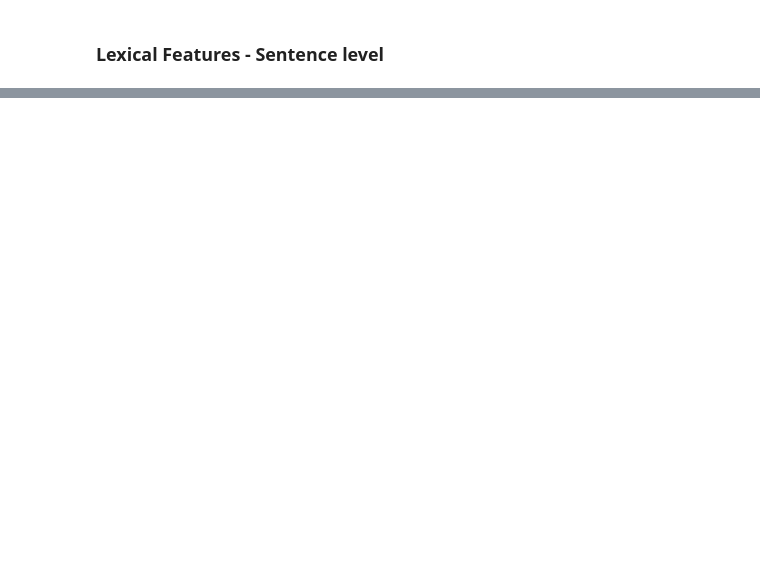
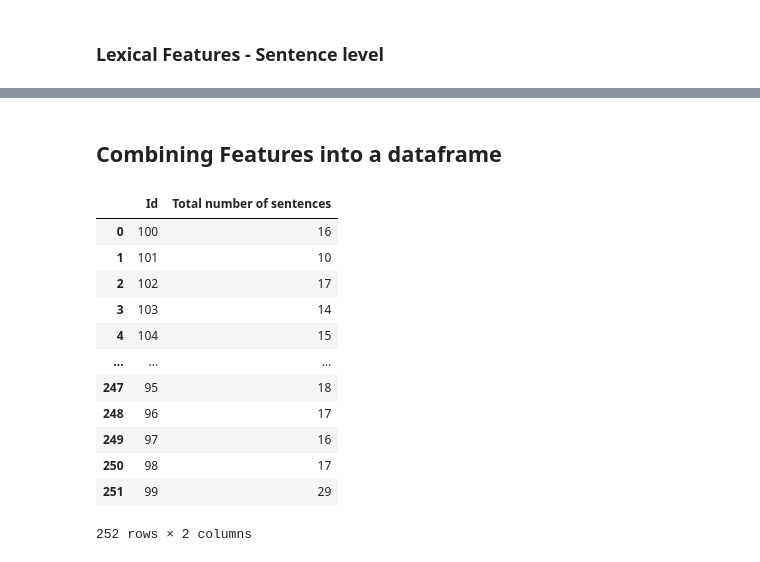
Before and after one commit to Brian-D-Dang/ChatGPT-Generated-Text-Detection, a Jupyter notebook: text_feature_extraction - BDD.ipynb, the cells around one changed output, grey strips where cells are left out. Cells and saved outputs as stored; diff of their text form; code cells hidden in the pictures; blank space fills up the shorter version.

```diff
--- a/text_feature_extraction - BDD.ipynb
+++ b/text_feature_extraction - BDD.ipynb
@@ -247,17 +328,7 @@ def check_essay_sentence_count(file_path):
         data = file.read()
     return len(sent_tokenize(data))
 
-
-for folder in folder_paths:
-    # sets os path
-    os.chdir(folder[0])
-    # iterate through all files in directory ending with .txt
-    for file in os.listdir():
-        # Check whether file is in text format or not
-        if file.endswith(".txt"):
-            file_path = f"{folder[0]}\{file}"
-            # call read text file function
-            essay_sentence_count.append((file, check_essay_sentence_count(file_path)))
+dataset_looper(essay_sentence_count, check_essay_sentence_count)
 # %%
 essay_sentence_count
 # %% [output]
@@ -280,0 +392,19 @@ essay_sentence_count
+# %% [markdown]
+## Combining Features into a dataframe
+# %%
+extracted_features = pd.DataFrame(essay_sentence_count, columns=['Id', 'Total number of sentences'])
+extracted_features
+# %% [output]
+|  | Id | Total number of sentences |
+| 0 | 100 | 16 |
+| 1 | 101 | 10 |
+| 2 | 102 | 17 |
+| 3 | 103 | 14 |
+| 4 | 104 | 15 |
+| ... | ... | ... |
+| 247 | 95 | 18 |
+| 248 | 96 | 17 |
+| 249 | 97 | 16 |
+| 250 | 98 | 17 |
+| 251 | 99 | 29 |
+252 rows × 2 columns
```
Also changed, not shown: parts of 23 cells of this notebook.
